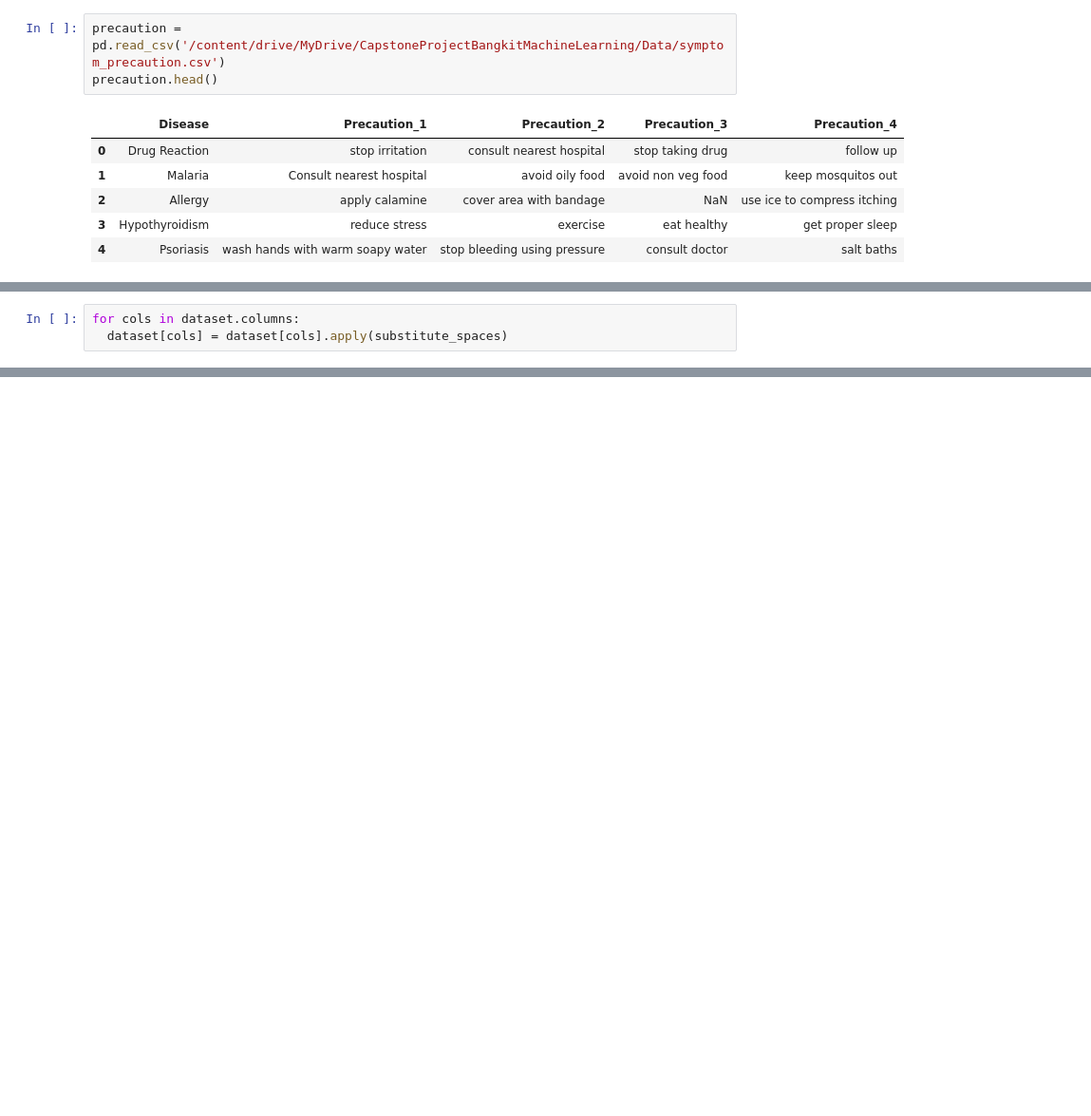
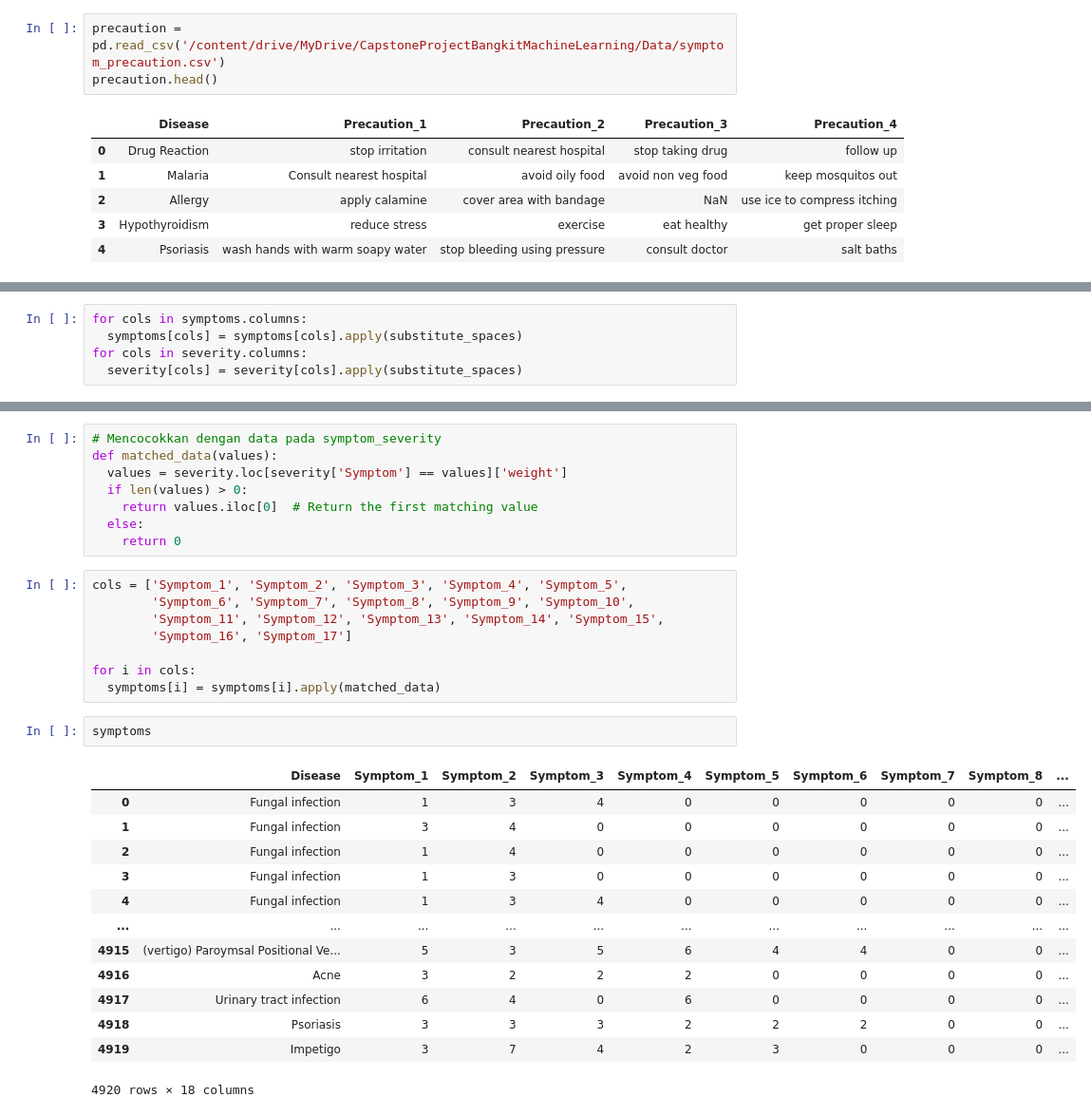
Before and after one commit to Rozanmln/capstone-bangkit, a Jupyter notebook: ML/capstone_project.ipynb, the cells around one changed output, grey strips where cells are left out. Shown: that part at 95% size. Cells and saved outputs as stored; diff of their text form; blank space fills up the shorter version.

```diff
--- a/ML/capstone_project.ipynb
+++ b/ML/capstone_project.ipynb
@@ -119,3 +102,0 @@ def substitute_spaces(string):
-# %%
-for cols in dataset.columns:
-  dataset[cols] = dataset[cols].apply(substitute_spaces)
@@ -261,0 +112,5 @@ df.shape
+# %%
+for cols in symptoms.columns:
+  symptoms[cols] = symptoms[cols].apply(substitute_spaces)
+for cols in severity.columns:
+  severity[cols] = severity[cols].apply(substitute_spaces)
@@ -261,0 +135,32 @@ df.shape
+# %%
+# Mencocokkan dengan data pada symptom_severity
+def matched_data(values):
+  values = severity.loc[severity['Symptom'] == values]['weight']
+  if len(values) > 0:
+    return values.iloc[0]  # Return the first matching value
+  else:
+    return 0
+# %%
+cols = ['Symptom_1', 'Symptom_2', 'Symptom_3', 'Symptom_4', 'Symptom_5',
+        'Symptom_6', 'Symptom_7', 'Symptom_8', 'Symptom_9', 'Symptom_10',
+        'Symptom_11', 'Symptom_12', 'Symptom_13', 'Symptom_14', 'Symptom_15',
+        'Symptom_16', 'Symptom_17']
+
+for i in cols:
+  symptoms[i] = symptoms[i].apply(matched_data)
+# %%
+symptoms
+# %% [output]
+|  | Disease | Symptom_1 | Symptom_2 | Symptom_3 | Symptom_4 | Symptom_5 | Symptom_6 | Symptom_7 | Symptom_8 | ... |
+| 0 | Fungal infection | 1 | 3 | 4 | 0 | 0 | 0 | 0 | 0 | ... |
+| 1 | Fungal infection | 3 | 4 | 0 | 0 | 0 | 0 | 0 | 0 | ... |
+| 2 | Fungal infection | 1 | 4 | 0 | 0 | 0 | 0 | 0 | 0 | ... |
+| 3 | Fungal infection | 1 | 3 | 0 | 0 | 0 | 0 | 0 | 0 | ... |
+| 4 | Fungal infection | 1 | 3 | 4 | 0 | 0 | 0 | 0 | 0 | ... |
+| ... | ... | ... | ... | ... | ... | ... | ... | ... | ... | ... |
+| 4915 | (vertigo) Paroymsal Positional Ve... | 5 | 3 | 5 | 6 | 4 | 4 | 0 | 0 | ... |
+| 4916 | Acne | 3 | 2 | 2 | 2 | 0 | 0 | 0 | 0 | ... |
+| 4917 | Urinary tract infection | 6 | 4 | 0 | 6 | 0 | 0 | 0 | 0 | ... |
+| 4918 | Psoriasis | 3 | 3 | 3 | 2 | 2 | 2 | 0 | 0 | ... |
+| 4919 | Impetigo | 3 | 7 | 4 | 2 | 3 | 0 | 0 | 0 | ... |
+4920 rows × 18 columns
```
Also changed, not shown: parts of 46 cells of this notebook.
